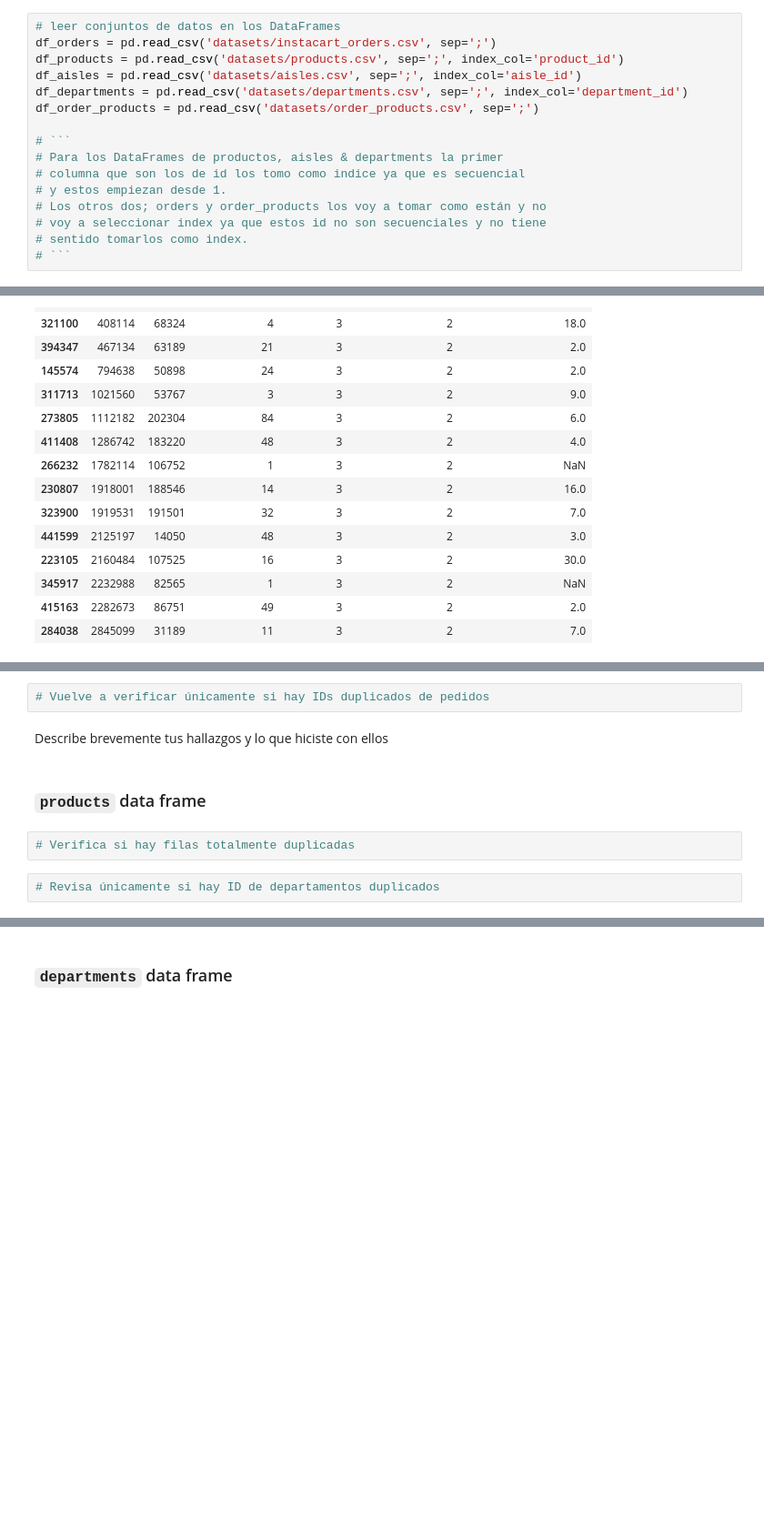
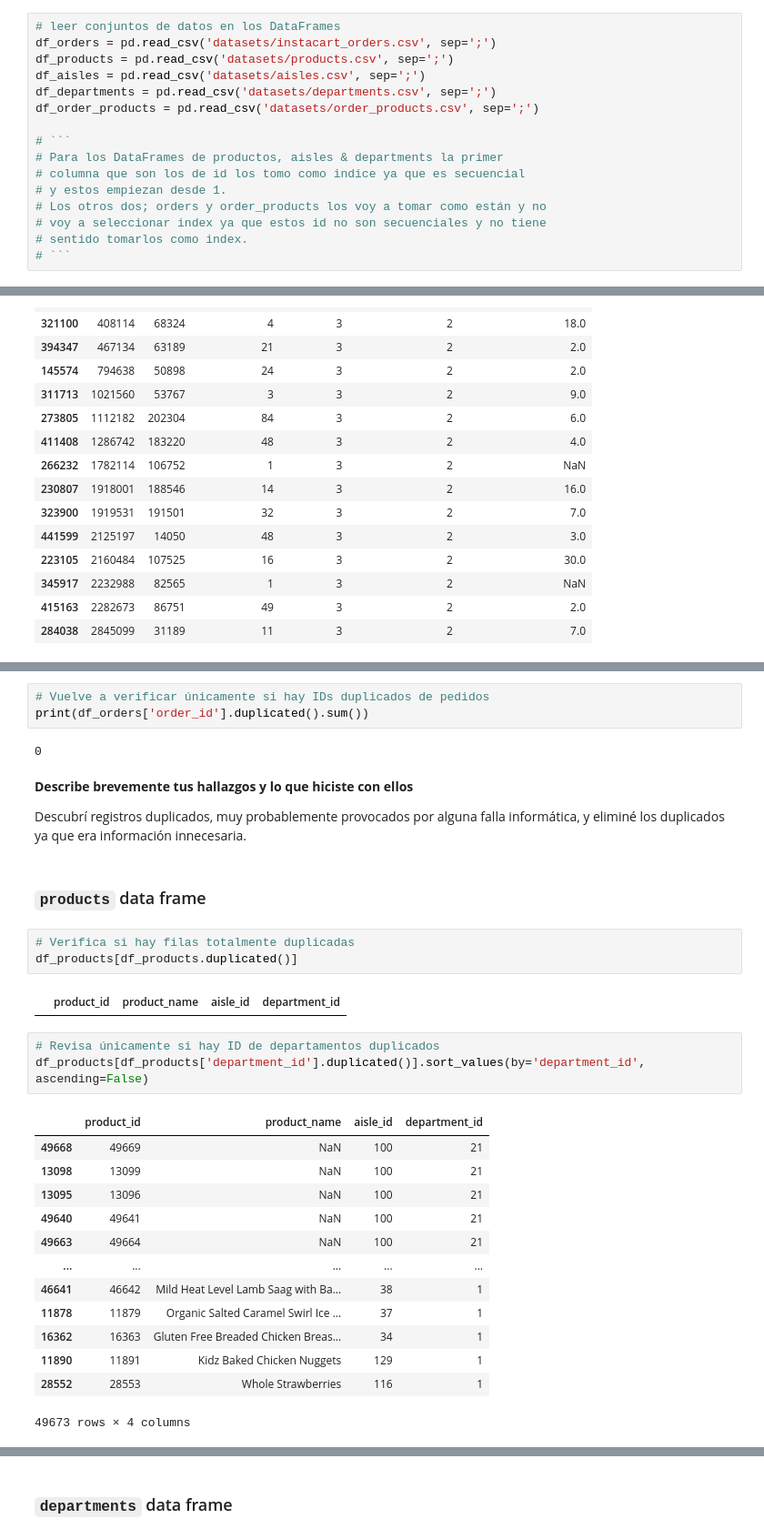
Before and after one commit to RulasBoy/TripleTen-Bootcamp, a Jupyter notebook: Sprint 4/Sprint 4.ipynb, the cells around one changed output, grey strips where cells are left out. Shown at 91% size. Drawn from its saved outputs; the diff is of its cells as text; blank space fills up the shorter version.

````diff
--- a/Sprint 4/Sprint 4.ipynb
+++ b/Sprint 4/Sprint 4.ipynb
@@ -50,9 +50,9 @@ from matplotlib import pyplot as plt
 # %%
 # leer conjuntos de datos en los DataFrames
 df_orders = pd.read_csv('datasets/instacart_orders.csv', sep=';')
-df_products = pd.read_csv('datasets/products.csv', sep=';', index_col='product_id')
-df_aisles = pd.read_csv('datasets/aisles.csv', sep=';', index_col='aisle_id')
-df_departments = pd.read_csv('datasets/departments.csv', sep=';', index_col='department_id')
+df_products = pd.read_csv('datasets/products.csv', sep=';')
+df_aisles = pd.read_csv('datasets/aisles.csv', sep=';')
+df_departments = pd.read_csv('datasets/departments.csv', sep=';')
 df_order_products = pd.read_csv('datasets/order_products.csv', sep=';')
 
 # ```
@@ -247,12 +276,35 @@ Consulté los duplicados y los ordené por ID de orden para facilitar la búsque
 # %%
 # Vuelve a verificar únicamente si hay IDs duplicados de pedidos
+print(df_orders['order_id'].duplicated().sum())
+# %% [output]
+0
 # %% [markdown]
-Describe brevemente tus hallazgos y lo que hiciste con ellos
+**Describe brevemente tus hallazgos y lo que hiciste con ellos**
+
+Descubrí registros duplicados, muy probablemente provocados por alguna falla informática, y eliminé los duplicados ya que era información innecesaria.
 # %% [markdown]
 ### `products` data frame
 # %%
 # Verifica si hay filas totalmente duplicadas
+df_products[df_products.duplicated()]
+# %% [output]
+|  | product_id | product_name | aisle_id | department_id |
 # %%
 # Revisa únicamente si hay ID de departamentos duplicados
+df_products[df_products['department_id'].duplicated()].sort_values(by='department_id', ascending=False)
+# %% [output]
+|  | product_id | product_name | aisle_id | department_id |
+| 49668 | 49669 | NaN | 100 | 21 |
+| 13098 | 13099 | NaN | 100 | 21 |
+| 13095 | 13096 | NaN | 100 | 21 |
+| 49640 | 49641 | NaN | 100 | 21 |
+| 49663 | 49664 | NaN | 100 | 21 |
+| ... | ... | ... | ... | ... |
+| 46641 | 46642 | Mild Heat Level Lamb Saag with Ba... | 38 | 1 |
+| 11878 | 11879 | Organic Salted Caramel Swirl Ice ... | 37 | 1 |
+| 16362 | 16363 | Gluten Free Breaded Chicken Breas... | 34 | 1 |
+| 11890 | 11891 | Kidz Baked Chicken Nuggets | 129 | 1 |
+| 28552 | 28553 | Whole Strawberries | 116 | 1 |
+49673 rows × 4 columns
 # %%
 # Revisa únicamente si hay nombres duplicados de productos (convierte los nombres a letras mayúsculas para compararlos mejor)
````
Also changed, not shown: parts of 43 cells of this notebook.
